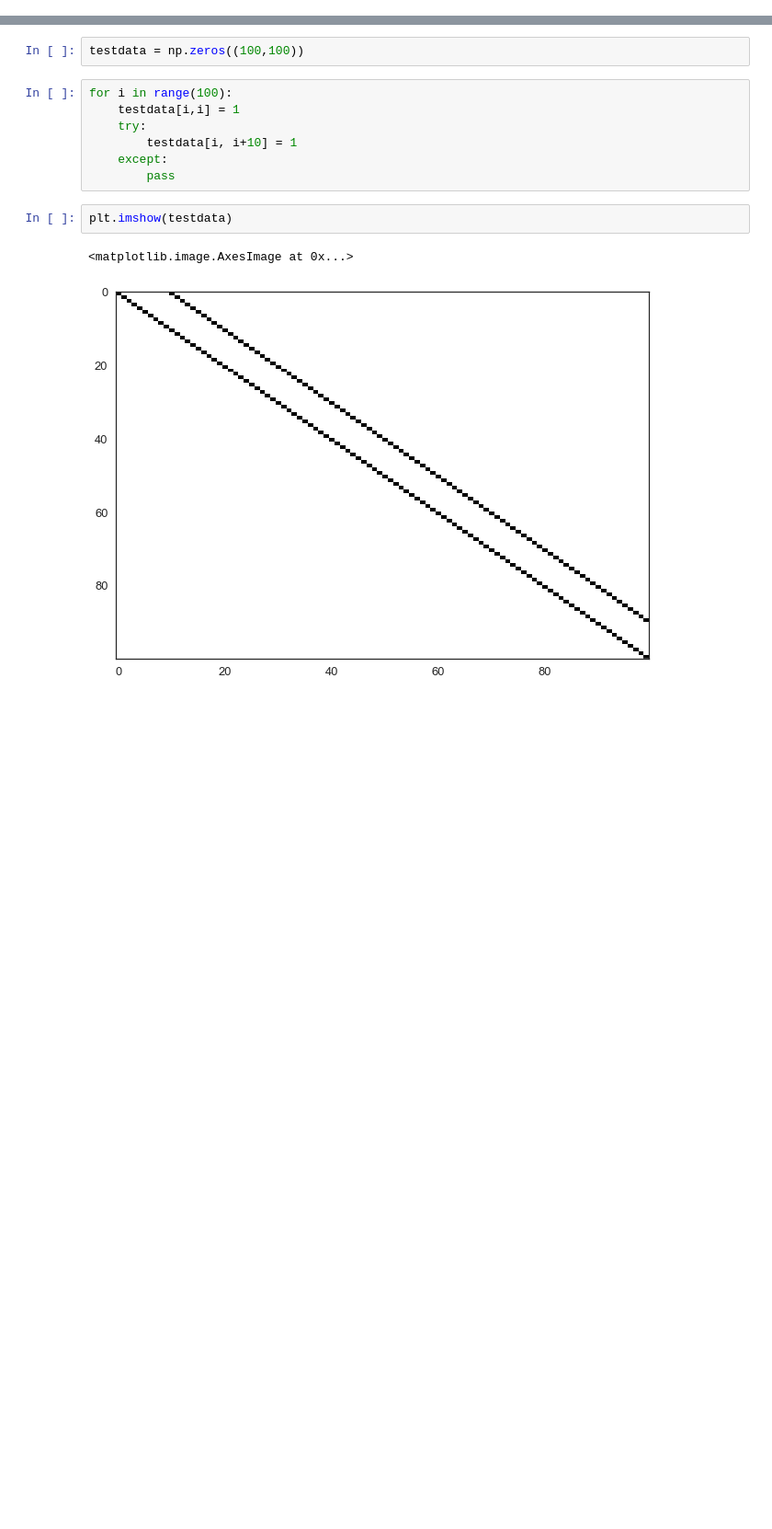
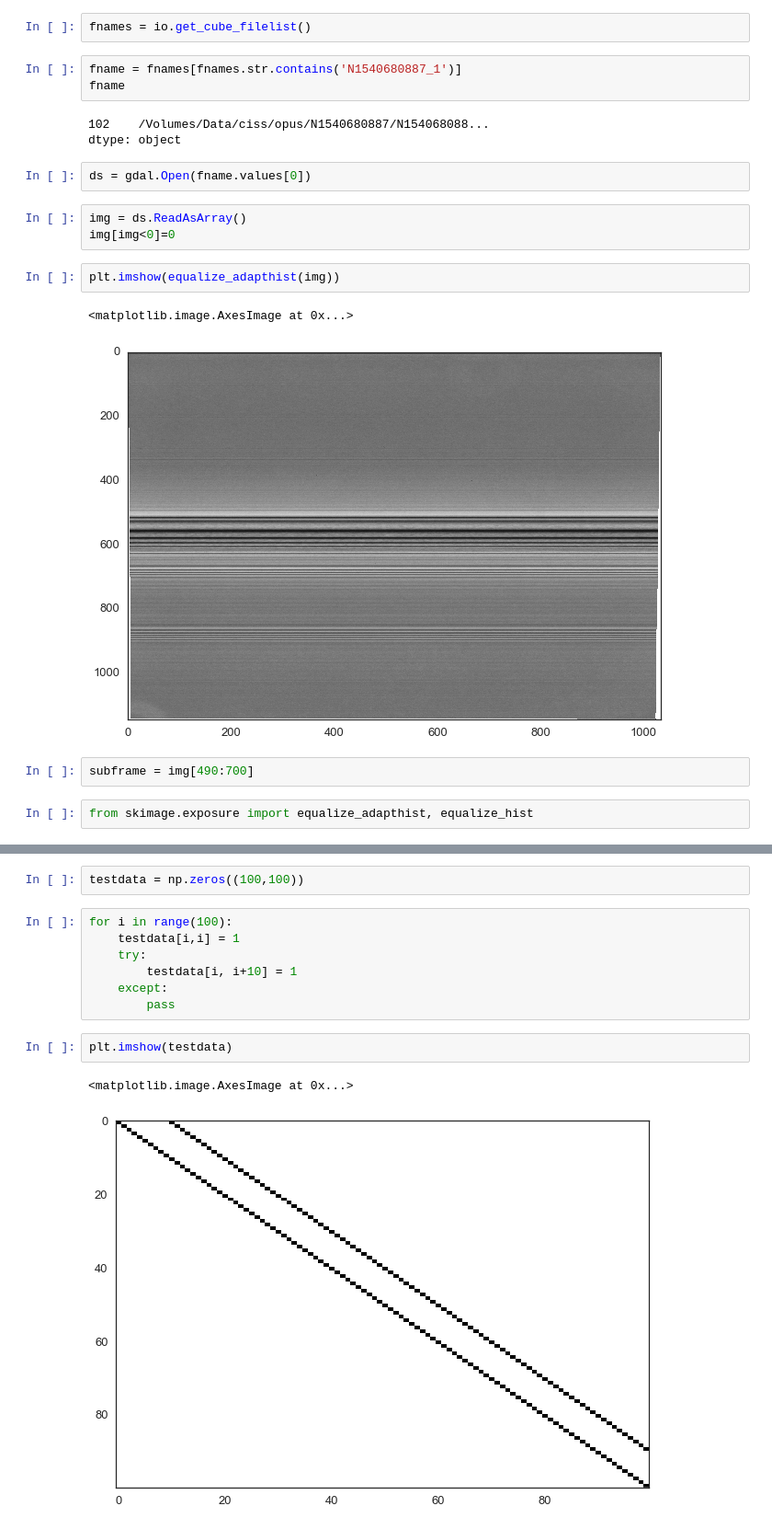
Before and after one commit to michaelaye/pyciss, a Jupyter notebook: notebooks/2015-04-24 Autocorrelation.ipynb, the cells around one changed output, grey strips where cells are left out. Shown: that part at 92% size. Cells and saved outputs as stored; diff of their text form; blank space fills up the shorter version.

```diff
--- a/notebooks/2015-04-24 Autocorrelation.ipynb
+++ b/notebooks/2015-04-24 Autocorrelation.ipynb
@@ -85,0 +10,22 @@ plt.imshow(np.log10(invreal))
+# %%
+fnames = io.get_cube_filelist()
+# %%
+fname = fnames[fnames.str.contains('N1540680887_1')]
+fname
+# %% [output]
+102    /Volumes/Data/ciss/opus/N1540680887/N154068088...
+dtype: object
+# %%
+ds = gdal.Open(fname.values[0])
+# %%
+img = ds.ReadAsArray()
+img[img<0]=0
+# %%
+plt.imshow(equalize_adapthist(img))
+# %% [output]
+<matplotlib.image.AxesImage at 0x...>
+[figure, added]
+# %%
+subframe = img[490:700]
+# %%
+from skimage.exposure import equalize_adapthist, equalize_hist
```
Also changed, not shown: parts of 36 cells of this notebook, 2 other files.
